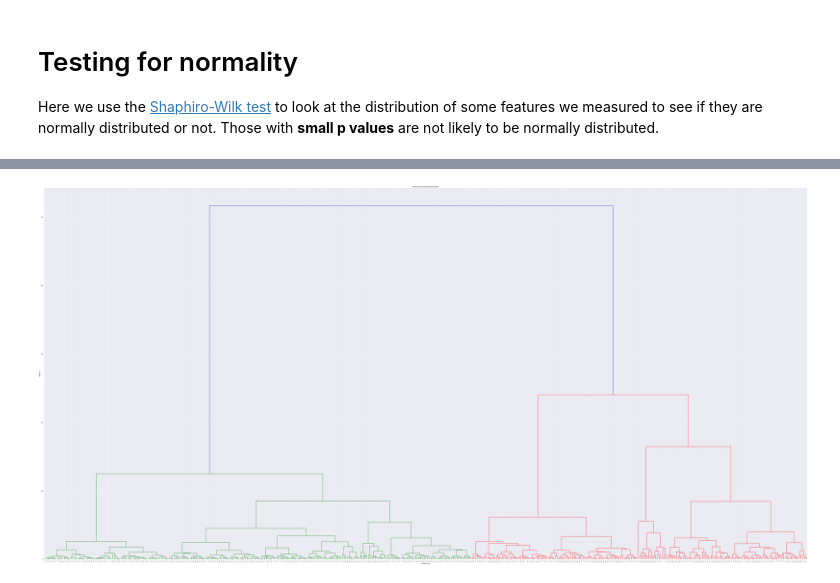
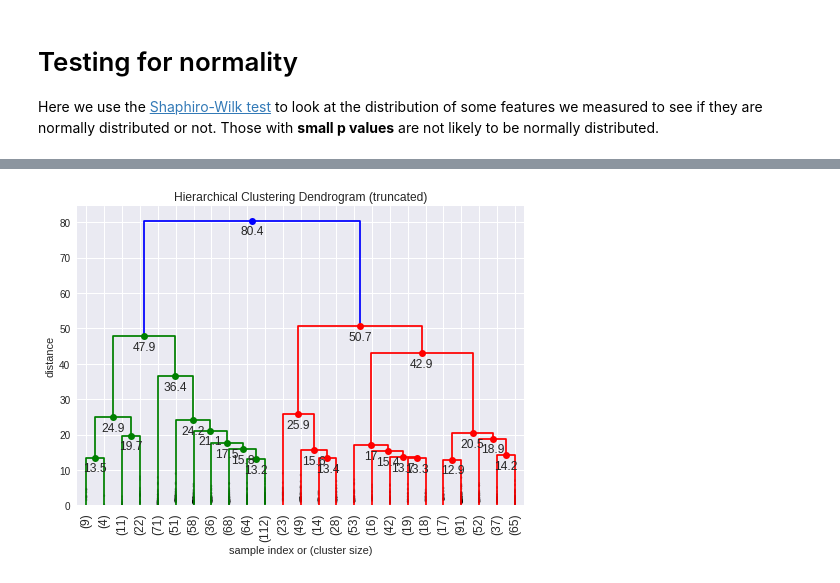
Before and after one commit to littleblackfish/c-di-GMP, a Jupyter notebook: main_analysis.ipynb, the cells around one changed output, grey strips where cells are left out. Saved outputs shown, nothing was run; the diff lists cells and outputs as text; code cells hidden in the pictures.

```diff
--- a/main_analysis.ipynb
+++ b/main_analysis.ipynb
@@ -16,3 +11,0 @@ Some relevant stats are given there.
-# %%
-organisms = pickle.load(open('organisms.pkl', 'rb'))
-print ('there are {} organisms in the set'.format(len(organisms)))
@@ -196,0 +286,11 @@ X_fine = data[domains+domains_k+domains_c+ domains_n+ domains_bc+ domains_ec]
+# %%
+from sklearn.preprocessing import StandardScaler
+# extract feature matrix from DataFrame
+
+X = data[domains+domains_k[:2] + domains_n[:2] + domains_c+ domains_bc+ domains_ec].dropna()
+
+# standardize features
+scl = StandardScaler()
+X = scl.fit_transform(X)
+
+print ('Size of the standardized feature matrix : {}'.format(X.shape))
@@ -211,26 +333,23 @@ scatter (X_hat[:,0], X_hat[:,1])
 # %%
 from scipy.cluster.hierarchy import dendrogram, linkage, fcluster
-from scipy.spatial.distance import pdist
+from scipy.spatial.distance import pdist,squareform
 
-np.set_printoptions(precision=5, suppress=True)
+set_printoptions(precision=5, suppress=True)
 
-## do the hierarchical clustering over simple features
+## do the agglomerative clustering with our features
 
 Z = linkage(X, 'ward')
 
-# calculate full dendrogram
-plt.figure(figsize=(100, 50))
-plt.title('Hierarchical Clustering Dendrogram')
-plt.xlabel('sample index')
-plt.ylabel('distance')
 
-clstr= dendrogram(
+fancy_dendrogram(
     Z,
-    leaf_rotation=90.,  # rotates the x axis labels
-    leaf_font_size=8.,  # font size for the x axis labels
-    truncate_mode='level',
-    p=10
+    truncate_mode='lastp',
+    p=25,
+    leaf_rotation=90.,
+    leaf_font_size=12.,
+    show_contracted=True,
+    annotate_above=10,  # useful in small plots so annotations don't overlap
 )
 plt.show()
 # %% [output]
-[figure, old version]
+[figure, new version]
```
Also changed, not shown: parts of 56 cells of this notebook.
